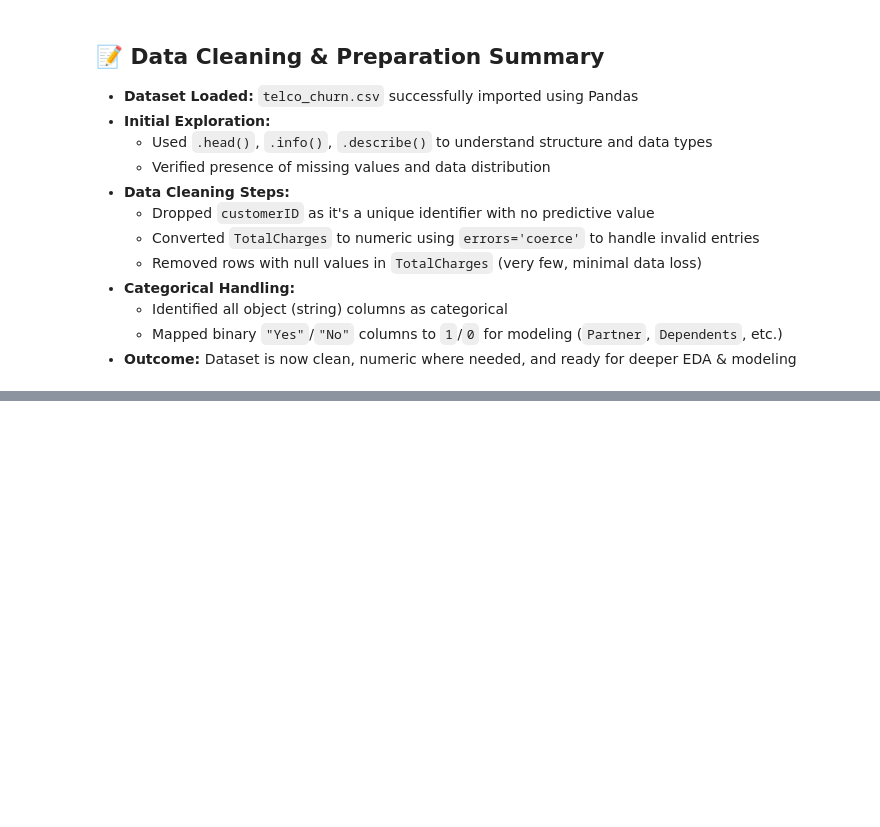
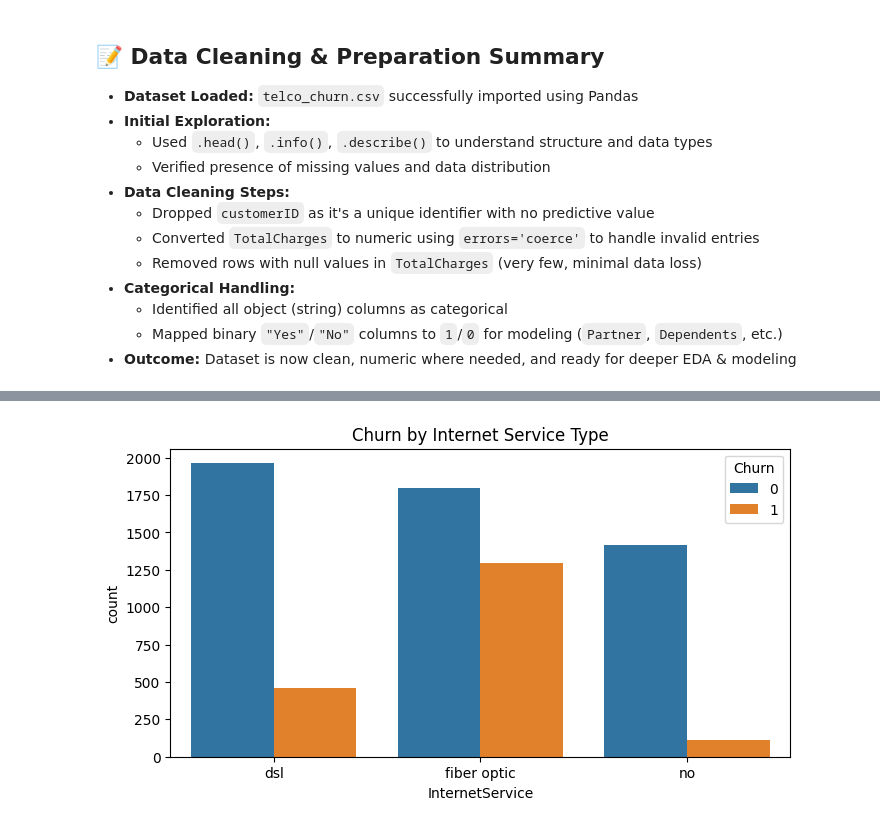
Before and after one commit to Benismu6/ccustomer-churn-prediction, a Jupyter notebook: notebooks/01_data_exploration.ipynb, the cells around one changed output, grey strips where cells are left out. Drawn from its saved outputs; the diff is of its cells as text; code cells hidden in the pictures; blank space fills up the shorter version.

```diff
--- a/notebooks/01_data_exploration.ipynb
+++ b/notebooks/01_data_exploration.ipynb
@@ -134,0 +145,17 @@ for col in binary_cols:
+# %%
+df = pd.read_csv('../data/telco_churn.csv')
+
+# Remove extra spaces and lower-case all object columns
+df = df.apply(lambda x: x.str.strip().str.lower() if x.dtype == 'object' else x)
+
+# Map churn from 'yes'/'no' (lowercase now) to 1/0
+df['Churn'] = df['Churn'].map({'yes': 1, 'no': 0})
+# %%
+# Categorical feature breakdown by churn
+# Countplot to see churn distribution by InternetService
+plt.figure(figsize=(8, 4))
+sns.countplot(data=df, x='InternetService', hue='Churn')
+plt.title('Churn by Internet Service Type')
+plt.show()
+# %% [output]
+[figure, added]
```
Also changed, not shown: parts of 13 cells of this notebook, 4 other files.
